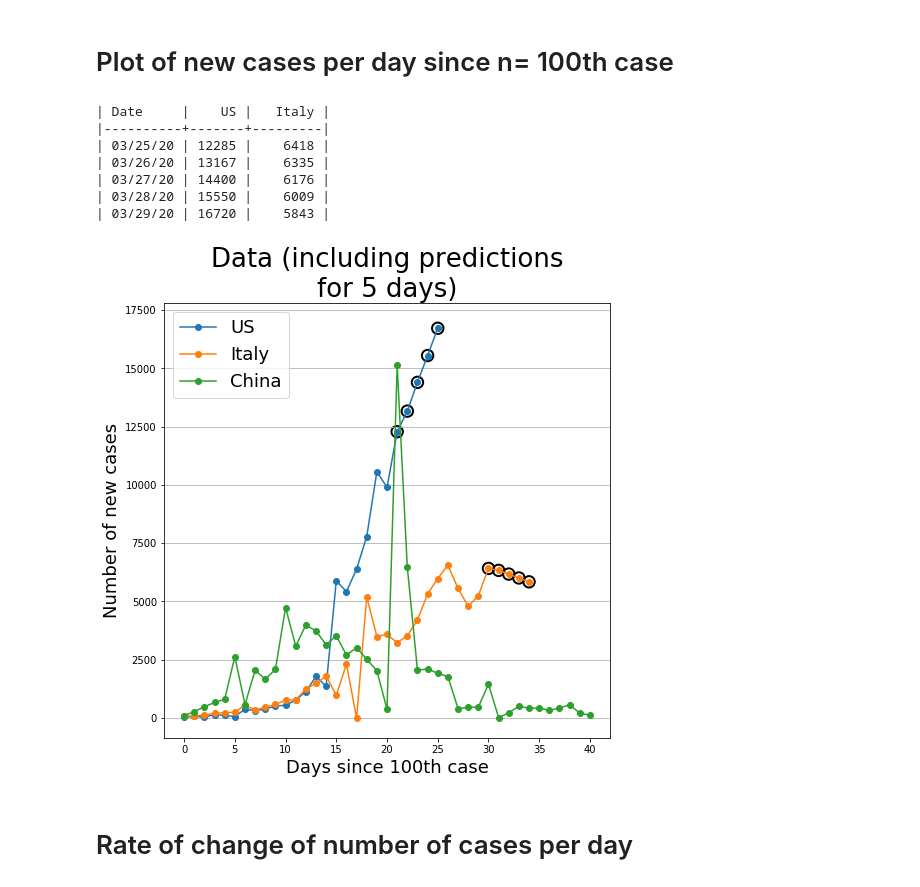
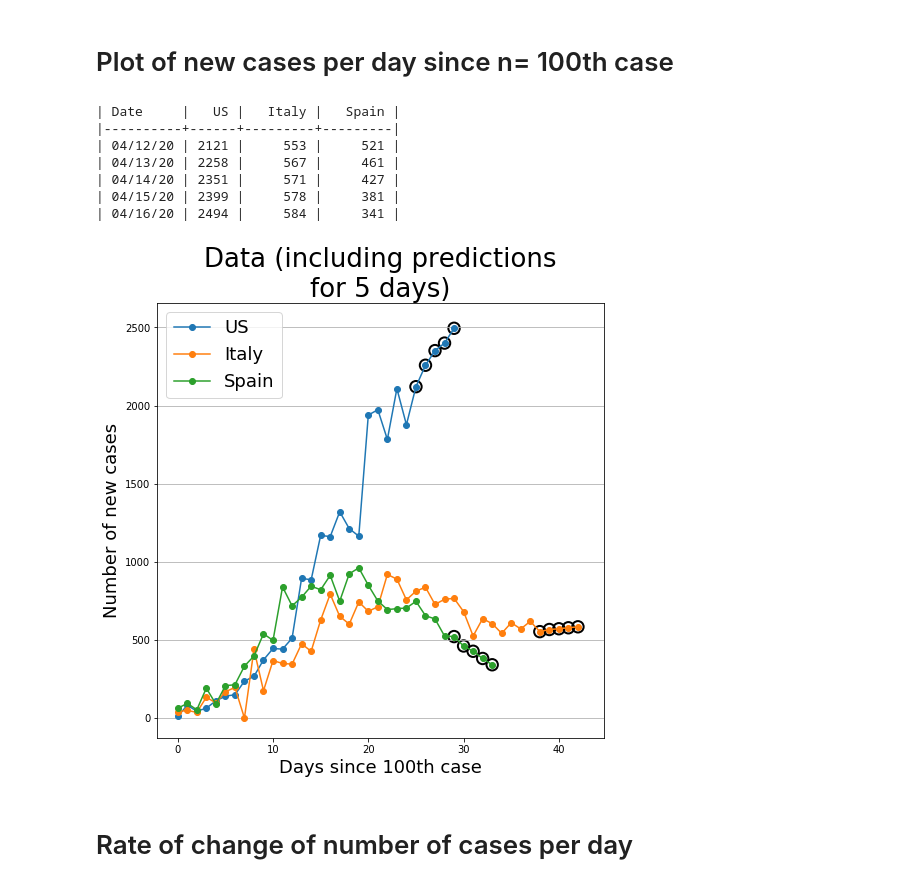
Before and after one commit to arkobarman/covid-19_timeSeriesAnalysis, a Jupyter notebook: time-series-predictions-global.ipynb, the cells around one changed output. Cells and saved outputs as stored; diff of their text form; code cells hidden in the pictures.

```diff
--- a/time-series-predictions-global.ipynb
+++ b/time-series-predictions-global.ipynb
@@ -17,7 +17,7 @@ from tabulate import tabulate
 # This is not recommended but I am doing this to suppress warnings from SARIMAX
 warnings.simplefilter('ignore')
 
-dataDir = os.path.join('data', 'JHU', '03_25_2020_2200hours')
+dataDir = os.path.join('data', 'JHU')
 
 # These are old files
 # confirmedFilename = 'time_series_19-covid-Confirmed.csv'
@@ -38,14 +38,7 @@ covidFrDict['confirmed'] = pd.read_csv(os.path.join(dataDir, confirmedFilename))
 covidFrDict['deaths'] = pd.read_csv(os.path.join(dataDir, deathsFilename))
 
 # Recovered is back again!
-# We are skipping this analysis until it is consistent at least in dates
-# covidFrDict['recovered'] = pd.read_csv(os.path.join(dataDir, recoveredFilename))
-# # Make date format consistent for recovered frame
-# colNamesList = list(covidFrDict['recovered'])
-# newColNamesList = [colName[:-2] if '/20' in colName else colName for colName in colNamesList ]
-# covidFrDict['recovered'].rename(columns=dict(zip(colNamesList, newColNamesList)), inplace=True)
-
-# covidFrDict['recovered']
+covidFrDict['recovered'] = pd.read_csv(os.path.join(dataDir, recoveredFilename))
 # %%
 # Get list of dates
 colNamesList = list(covidFrDict['confirmed'])
@@ -211,7 +204,7 @@ def getPredictionsForFuture(countryName,
     if returnResults:
         return allData, predData
 # %%
-allData, predData = getPredictionsForFuture('US',
+allData, predData = getPredictionsForFuture('India',
                                             invertible=False,
                                             plot=True,
                                             logScale=False,
@@ -220,6 +213,7 @@ allData, predData = getPredictionsForFuture('US',
                                             tablesToUse=['confirmed'],
                                             grid='y',
                                             returnResults=True)
+# print(allData)
 # %% [output]
 Table type: confirmed
 Predictions for next 5 days:
@@ -509,7 +509,8 @@ def comparePlotDaysSinceNCases_showNewCasesPerDay(countryNamesList,
                                                   invertible=False,
                                                   nDaysPrediction=5,
                                                   timeSeriesLim = 40, # Limit size of data to 40 points only
-                                                  printResults=True):
+                                                  printResults=True,
+                                                  tableToUse='confirmed'):
     p, d, q = (1, 2, 2)
     plotStartedFlag = False
     printListCreatedFlag = False
@@ -521,9 +522,9 @@ def comparePlotDaysSinceNCases_showNewCasesPerDay(countryNamesList,
                                                     logScale=False,
                                                     grid=None,
                                                     printResults=False,
-                                                    tablesToUse=['confirmed'],
+                                                    tablesToUse=[tableToUse],
                                                     returnResults=True)
-        countryConfirmedFr =  allData['confirmed']
+        countryConfirmedFr =  allData[tableToUse]
 
         nCasesGreaterDaysSinceList = []
         datesGreaterDaysSinceList = []
@@ -578,42 +579,42 @@ def comparePlotDaysSinceNCases_showNewCasesPerDay(countryNamesList,
             fig = plt.figure(figsize=(8,8))
             ax = fig.add_subplot(111)
             plotStartedFlag = True
         if logScale:
             for i in range(len(data)):
                 if data[i] == 0:
                     data[i] = np.nan
         ax.plot(data, marker='o', label=countryName);
 
         if countryName not in skipPredictionCountriesList:
             # Circle predictions
             ax.scatter(predictionPointsXCoordinateList, predictionsList, s=130, linewidth=2, facecolors='none', edgecolors='k');
 
     if printResults:
 
         headerList = ['Date']
         for countryName in countryNamesList:
             if countryName not in skipPredictionCountriesList:
                 headerList.append(countryName)
 
         print(tabulate(datePredList, headers=headerList, tablefmt='orgtbl'))
 
     ax.legend(loc='upper left', prop={'size': 18});
 #     plt.title('Data for {}'.format(countryName), fontsize=26);
     plt.title('Data (including predictions\nfor {} days)'.format(nDaysPrediction), fontsize=26);
     plt.xlabel('Days since {}th case'.format(daysSince), fontsize=18);
     plt.ylabel('Number of new cases', fontsize=18);
     plt.grid(axis='y')
 
-comparePlotDaysSinceNCases_showNewCasesPerDay(['US', 'Italy', 'China'], daysSince=100)
+comparePlotDaysSinceNCases_showNewCasesPerDay(['US', 'Italy', 'Spain'], daysSince=100, tableToUse='deaths')
 # %% [output]
-| Date     |    US |   Italy |
-|----------+-------+---------|
-| 03/25/20 | 12285 |    6418 |
-| 03/26/20 | 13167 |    6335 |
-| 03/27/20 | 14400 |    6176 |
-| 03/28/20 | 15550 |    6009 |
-| 03/29/20 | 16720 |    5843 |
+| Date     |   US |   Italy |   Spain |
+|----------+------+---------+---------|
+| 04/12/20 | 2121 |     553 |     521 |
+| 04/13/20 | 2258 |     567 |     461 |
+| 04/14/20 | 2351 |     571 |     427 |
+| 04/15/20 | 2399 |     578 |     381 |
+| 04/16/20 | 2494 |     584 |     341 |
-[figure, old version]
+[figure, new version]
 # %% [markdown]
 # Rate of change of number of cases per day
 # %%
```
Also changed, not shown: parts of 5 cells of this notebook, 29 other files.
